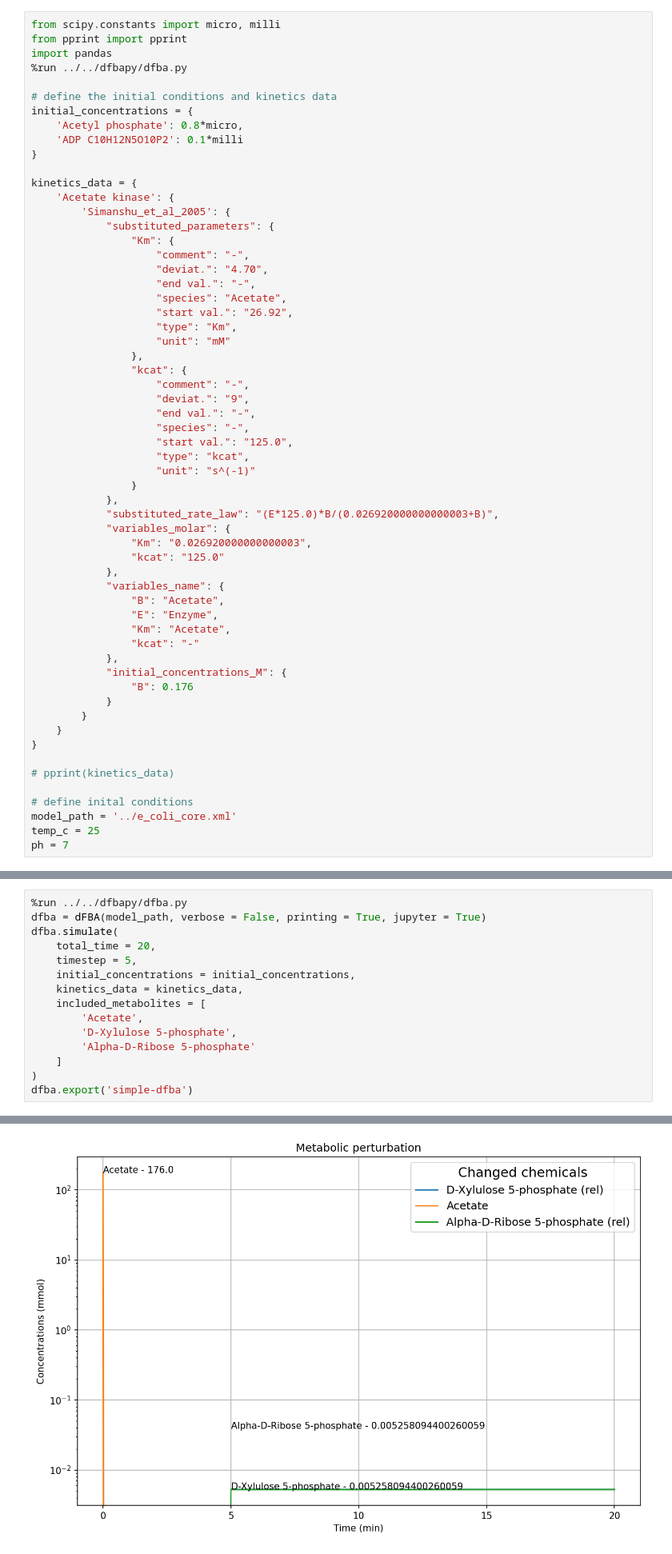
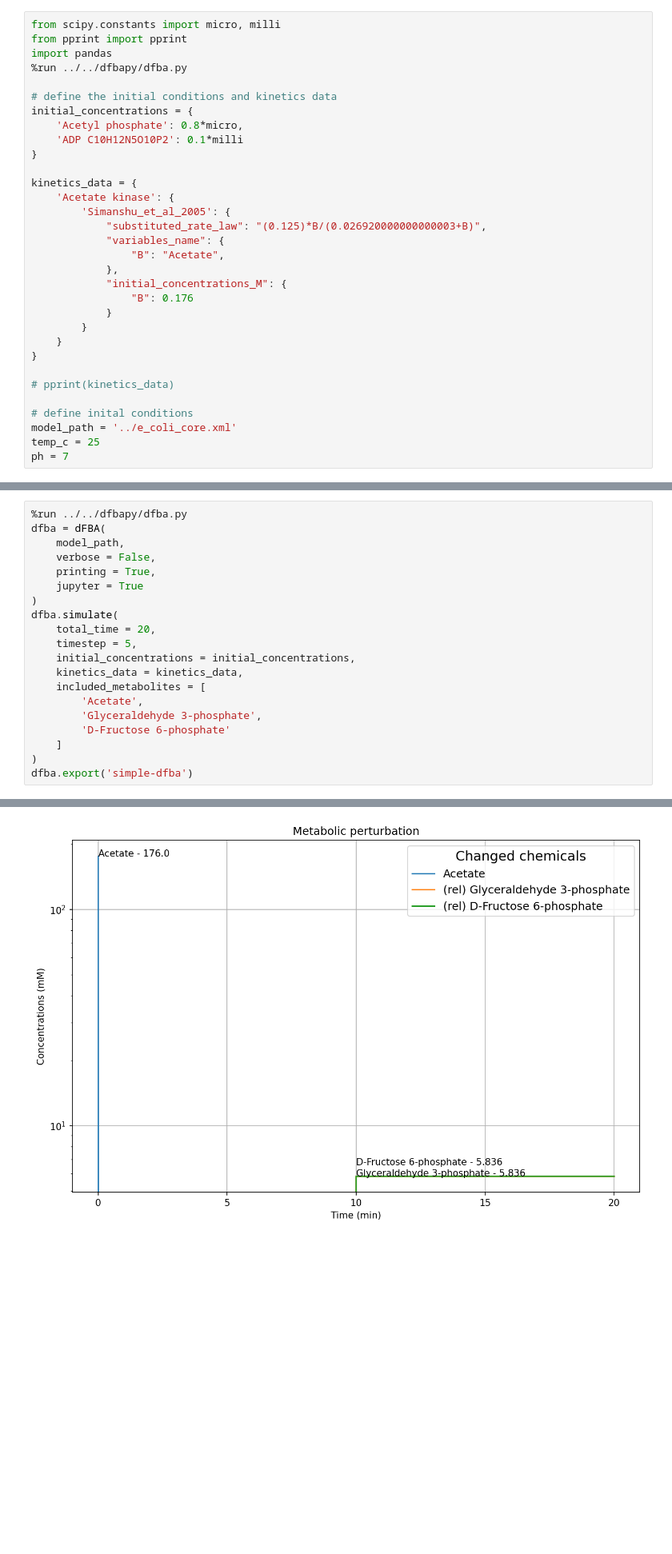
Before and after one commit to freiburgermsu/cFBA, a Jupyter notebook: examples/argument_kinetics_data/sample_dataset.ipynb, the cells around one changed output, grey strips where cells are left out. Shown: that part at 80% size. Saved outputs shown, nothing was run; the diff lists cells and outputs as text; blank space fills up the shorter version.

```diff
--- a/examples/argument_kinetics_data/sample_dataset.ipynb
+++ b/examples/argument_kinetics_data/sample_dataset.ipynb
@@ -15,36 +15,9 @@ initial_concentrations = {
 kinetics_data = {
     'Acetate kinase': {
         'Simanshu_et_al_2005': {
-            "substituted_parameters": {
-                "Km": {
-                    "comment": "-",
-                    "deviat.": "4.70",
-                    "end val.": "-",
-                    "species": "Acetate",
-                    "start val.": "26.92",
-                    "type": "Km",
-                    "unit": "mM"
-                },
-                "kcat": {
-                    "comment": "-",
-                    "deviat.": "9",
-                    "end val.": "-",
-                    "species": "-",
-                    "start val.": "125.0",
-                    "type": "kcat",
-                    "unit": "s^(-1)"
-                }
-            },
-            "substituted_rate_law": "(E*125.0)*B/(0.026920000000000003+B)",
-            "variables_molar": {
-                "Km": "0.026920000000000003",
-                "kcat": "125.0"
-            },
+            "substituted_rate_law": "(0.125)*B/(0.026920000000000003+B)",
             "variables_name": {
                 "B": "Acetate",
-                "E": "Enzyme",
-                "Km": "Acetate",
-                "kcat": "-"
             },
             "initial_concentrations_M": {
                 "B": 0.176
@@ -79,7 +52,12 @@ NameError: Kinetics data must be defined.
 # Implementation of initial_concentrations
 # %%
 %run ../../dfbapy/dfba.py
-dfba = dFBA(model_path, verbose = False, printing = True, jupyter = True)
+dfba = dFBA(
+    model_path,
+    verbose = False,
+    printing = True,
+    jupyter = True
+)
 dfba.simulate(
     total_time = 20,
     timestep = 5,
@@ -87,8 +65,8 @@ dfba.simulate(
     kinetics_data = kinetics_data,
     included_metabolites = [
         'Acetate',
-        'D-Xylulose 5-phosphate',
-        'Alpha-D-Ribose 5-phosphate'
+        'Glyceraldehyde 3-phosphate',
+        'D-Fructose 6-phosphate'
     ]
 )
 dfba.export('simple-dfba')
@@ -142 +133 @@ Unchanged metabolite concentrations
-[figure, old version]
+[figure, new version]
```
Also changed, not shown: parts of 1 cell of this notebook, 18 other files.
